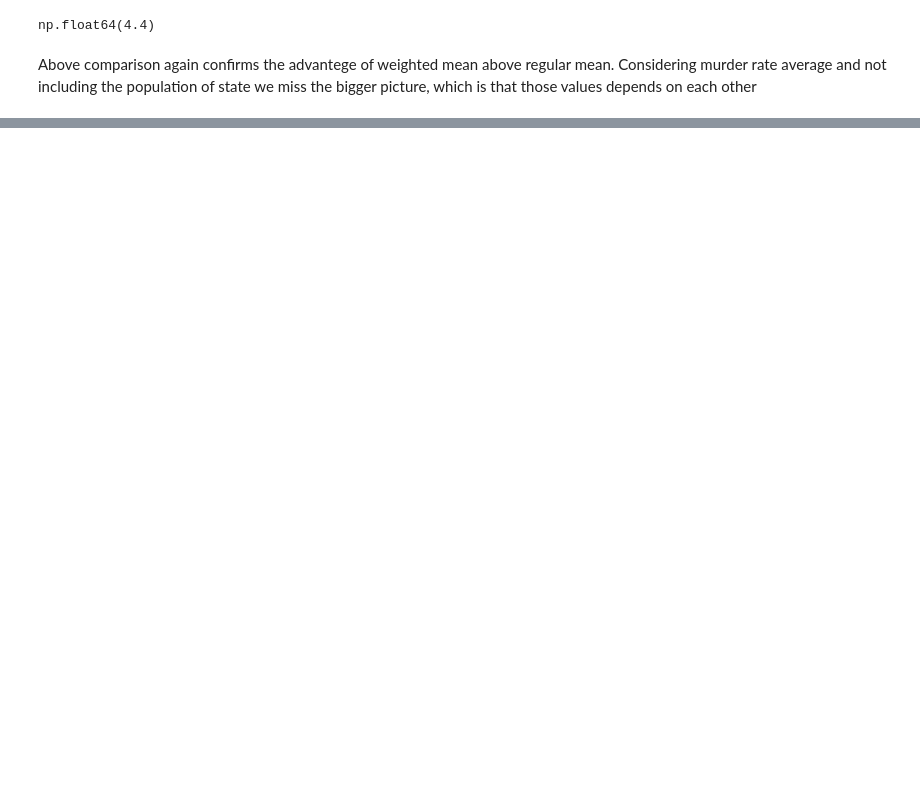
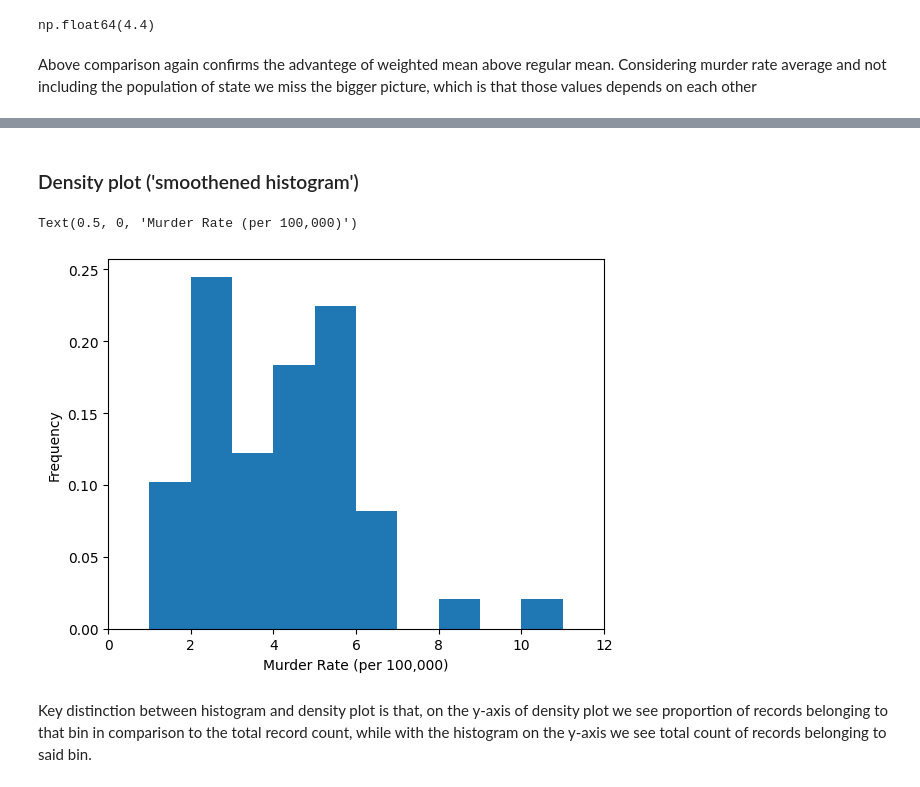
Before and after one commit to 010190/hands-on-data-science, a Jupyter notebook: statistics.ipynb, the cells around one changed output, grey strips where cells are left out. Saved outputs shown, nothing was run; the diff lists cells and outputs as text; code cells hidden in the pictures; blank space fills up the shorter version.

```diff
--- a/statistics.ipynb
+++ b/statistics.ipynb
@@ -92,0 +248,10 @@ Above comparison again confirms the advantege of weighted mean above regular mea
+# %% [markdown]
+### Density plot ('smoothened histogram')
+# %%
+fig = state_df['Murder.Rate'].plot.hist(density=True, xlim=[0,12], bins=range(1,12))
+fig.set_xlabel('Murder Rate (per 100,000)')
+# %% [output]
+Text(0.5, 0, 'Murder Rate (per 100,000)')
+[figure, added]
+# %% [markdown]
+Key distinction between histogram and density plot is that, on the y-axis of density plot we see proportion of records belonging to that bin in comparison to the total record count, while with the histogram on the y-axis we see total count of records belonging to said bin.
```
Also changed, not shown: parts of 30 cells of this notebook, 1 other file.
